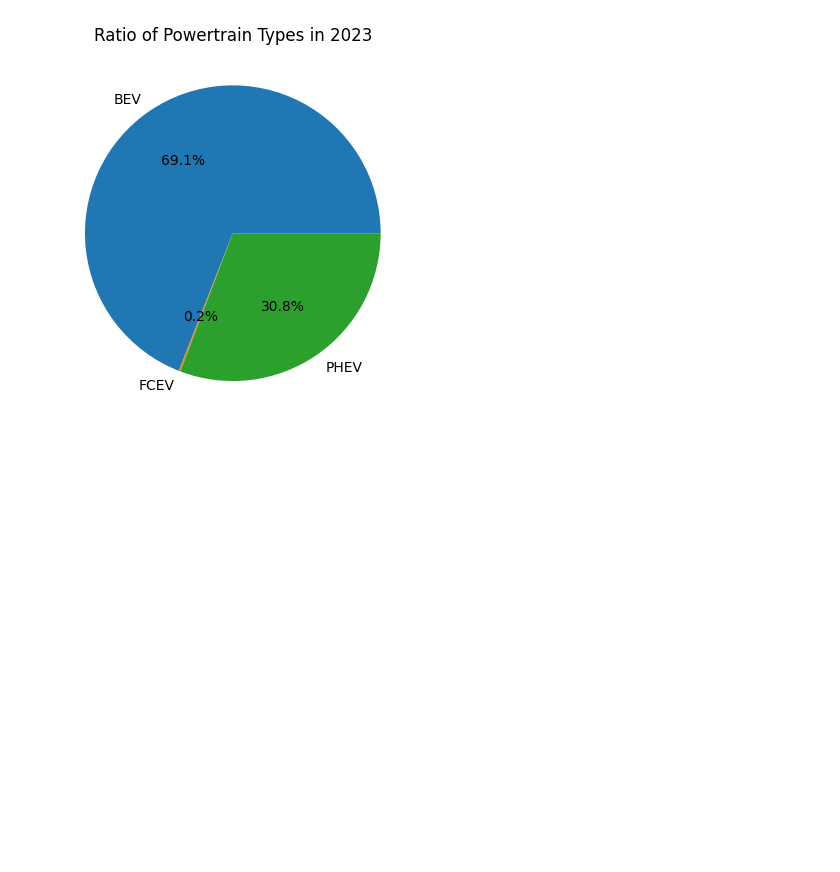
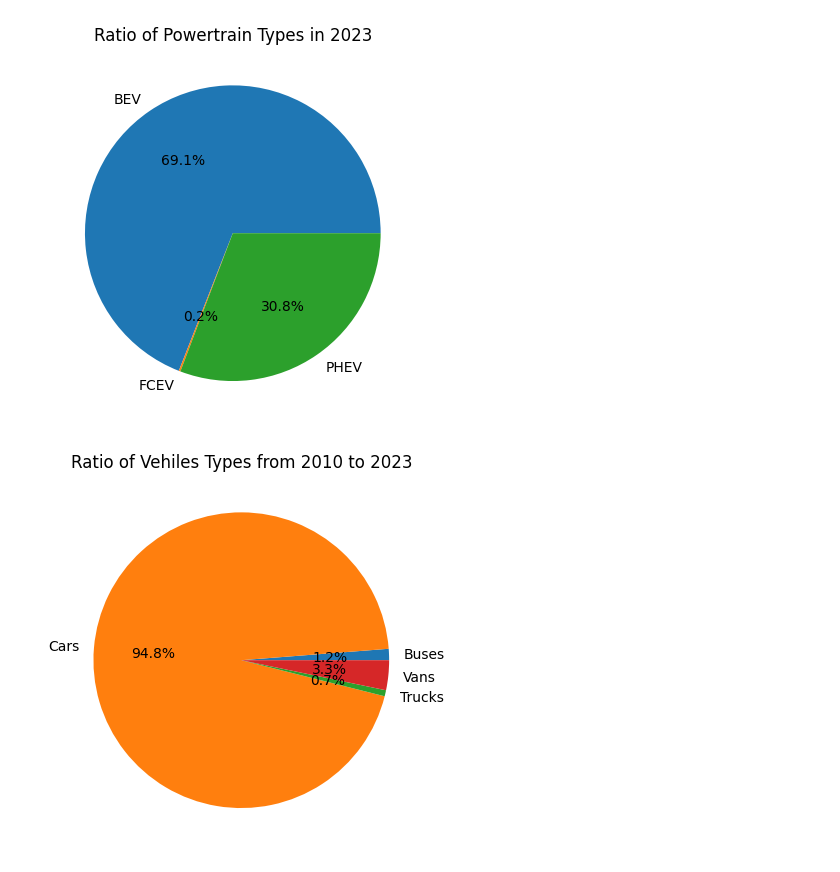
Before and after one commit to build-summer-2024/async-teal-kenny-final-project, a Jupyter notebook: final_project.ipynb, the cells around one changed output. Drawn from its saved outputs; the diff is of its cells as text; code cells hidden in the pictures; blank space fills up the shorter version.

Commit message:
finish q9, fixed q6 graph

```diff
--- a/final_project.ipynb
+++ b/final_project.ipynb
@@ -135,3 +133,12 @@ plt.show()
+# %%
+# 9. What is the ratio of electric cars, trucks, etc. sold?
+sum_sales = sort_by_historical_sales.groupby("mode")["value"].sum()
+plt.pie(sum_sales,labels=sum_sales.index, autopct="%1.1f%%")
+plt.title("Ratio of Vehiles Types from 2010 to 2023")
+plt.savefig("Visualizations/Question 9 Visualization.png")
+plt.show()
+# %% [output]
+[figure, added]
 # %%
 # 10. How have the percentage of electric vehicles sold in
 #     the United States changed over time?
```
Also changed, not shown: parts of 1 cell of this notebook, 3 other files.
